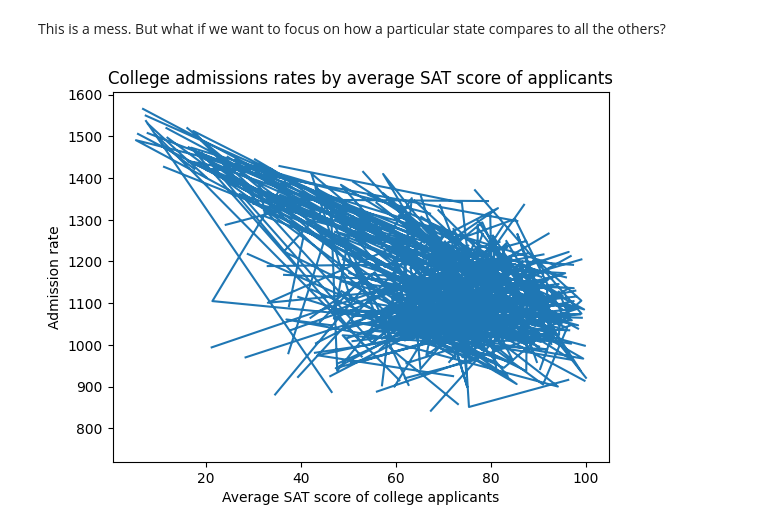
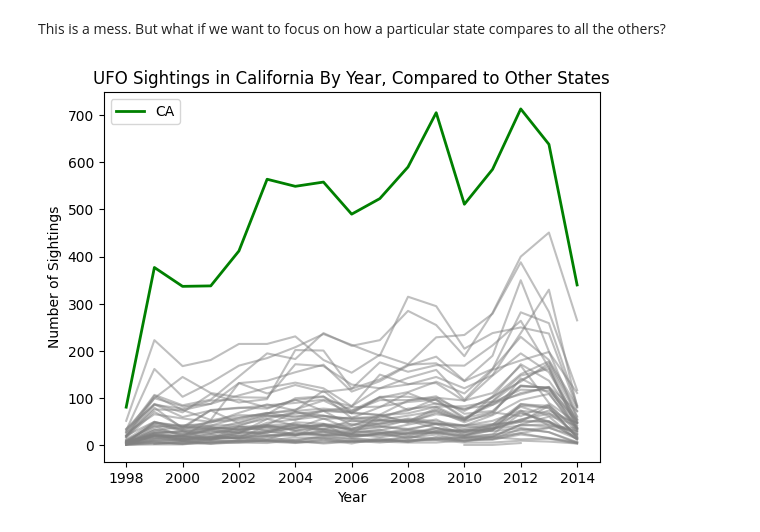
Before and after one commit to kristinporter/DSC201_602, a Jupyter notebook: Python-Notebook3.ipynb, the cells around one changed output. Drawn from its saved outputs; the diff is of its cells as text; code cells hidden in the pictures.

```diff
--- a/Python-Notebook3.ipynb
+++ b/Python-Notebook3.ipynb
@@ -297,33 +312,20 @@ plt.show()
 This is a mess. But what if we want to focus on how a particular state compares to all the others?
 # %%
 # designate state to highlight
-highlight_state = 'NC'
+highlight_state = 'CA'
 
 # this is more complicated code that we will get to later
 # we are using a for loop and if else...
 for state in pivot_sightings.columns:
     if state == highlight_state:
         plt.plot(pivot_sightings.index, pivot_sightings[state], label=state, color='green', linewidth=2)
     else:
         plt.plot(pivot_sightings.index, pivot_sightings[state], color='gray', alpha=0.5)
 
 plt.title('UFO Sightings in California By Year, Compared to Other States')
 plt.xlabel('Year')
 plt.ylabel('Number of Sightings')
 plt.legend()
 plt.show()
+# %% [output]
+[figure, added]
-# %%
-# Here we group the data by year and count the number of observations by year.
-#sightings_by_year = ufoDat.groupby('Dates.Documented.Year').size()
-
-# Let's take a look
-#print(sightings_by_year)
-
-# Then we can plot this
-plt.plot(collegesDat['admit_rate'], collegesDat['SAT_avg'])
-plt.title('College admissions rates by average SAT score of applicants')
-plt.xlabel('Average SAT score of college applicants')
-plt.ylabel('Admission rate')
-plt.show()
-# %% [output]
-[figure, removed]
```
Also changed, not shown: parts of 11 cells of this notebook, 2 other files.
